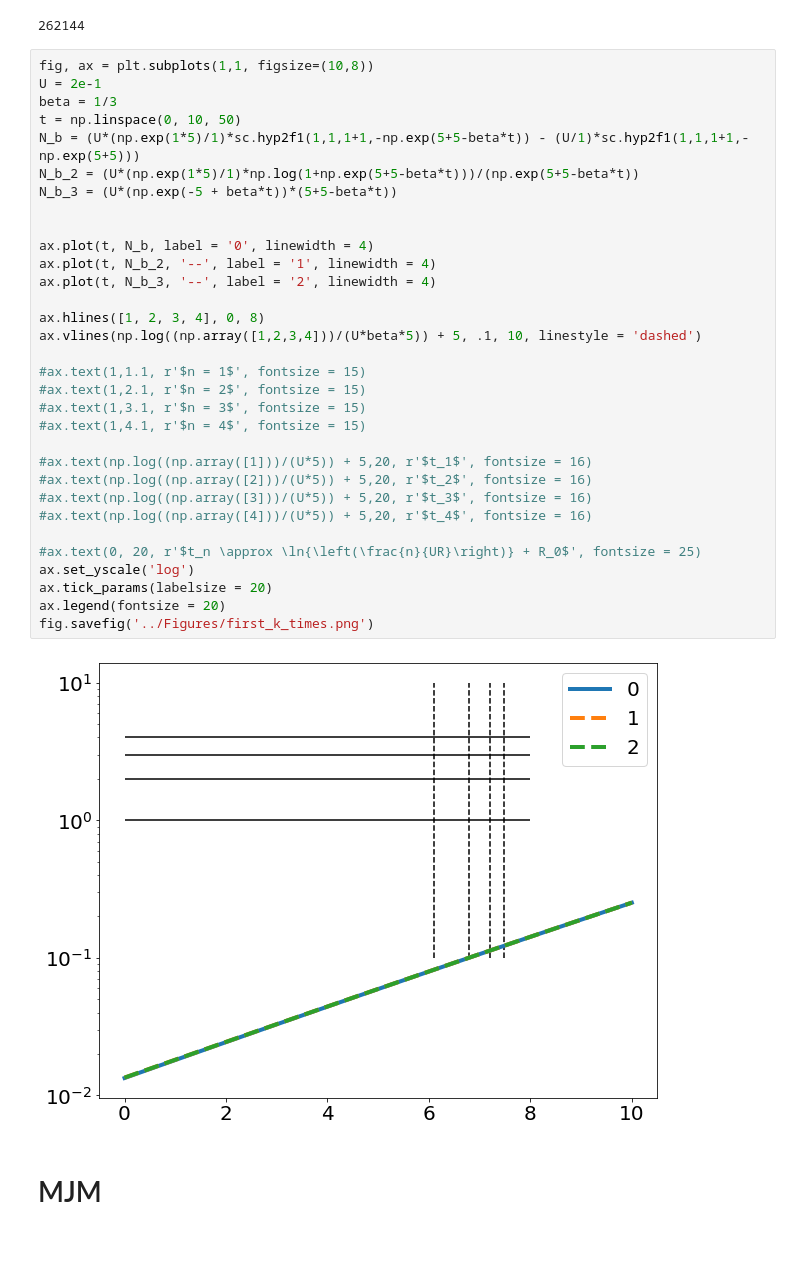
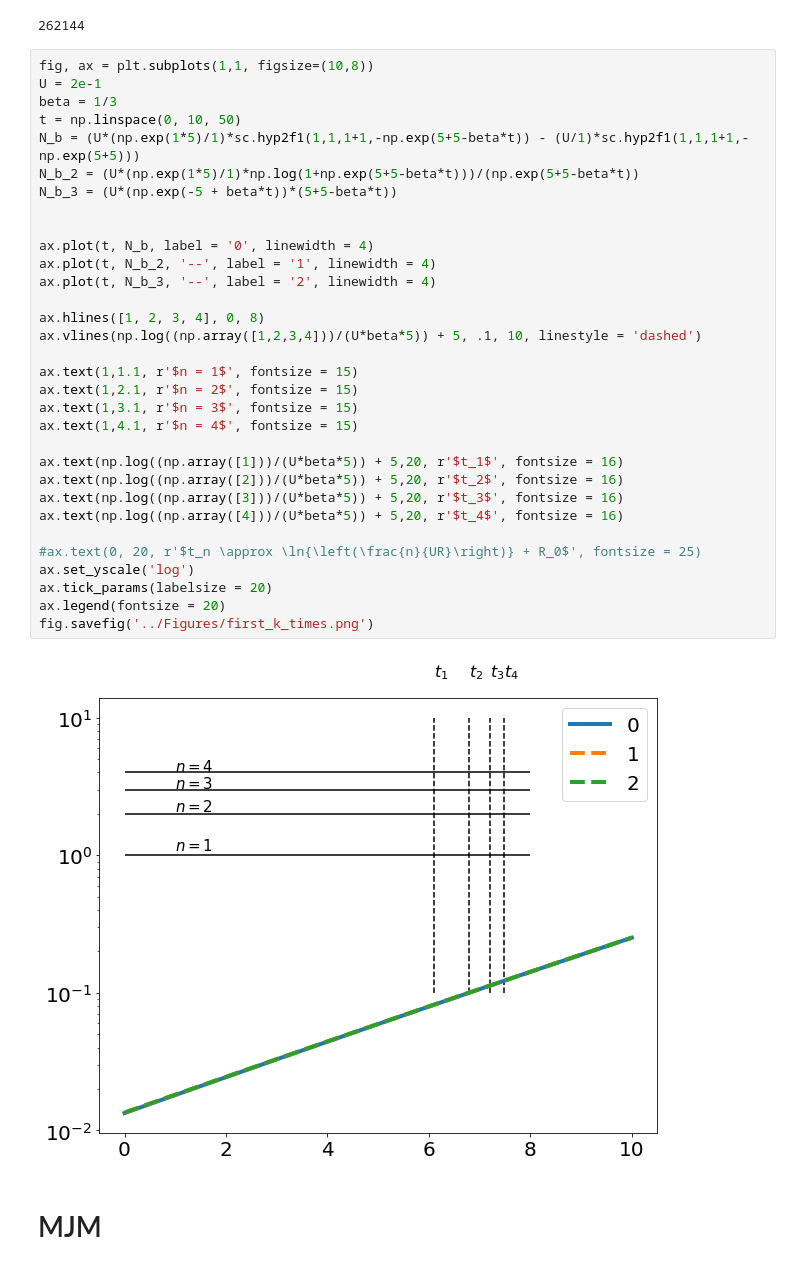
Before and after one commit to betoto008/Affinity_maturation, a Jupyter notebook: Jupyter_Notebooks/preliminaries.ipynb, the cells around one changed output. Saved outputs shown, nothing was run; the diff lists cells and outputs as text.

```diff
--- a/Jupyter_Notebooks/preliminaries.ipynb
+++ b/Jupyter_Notebooks/preliminaries.ipynb
@@ -278,37 +282,37 @@ plt.yscale('log')
 # %%
 fig, ax = plt.subplots(1,1, figsize=(10,8))
 U = 2e-1
 beta = 1/3
 t = np.linspace(0, 10, 50)
 N_b = (U*(np.exp(1*5)/1)*sc.hyp2f1(1,1,1+1,-np.exp(5+5-beta*t)) - (U/1)*sc.hyp2f1(1,1,1+1,-np.exp(5+5)))
 N_b_2 = (U*(np.exp(1*5)/1)*np.log(1+np.exp(5+5-beta*t)))/(np.exp(5+5-beta*t))
 N_b_3 = (U*(np.exp(-5 + beta*t))*(5+5-beta*t))
 
 
 ax.plot(t, N_b, label = '0', linewidth = 4)
 ax.plot(t, N_b_2, '--', label = '1', linewidth = 4)
 ax.plot(t, N_b_3, '--', label = '2', linewidth = 4)
 
 ax.hlines([1, 2, 3, 4], 0, 8)
 ax.vlines(np.log((np.array([1,2,3,4]))/(U*beta*5)) + 5, .1, 10, linestyle = 'dashed')
 
-#ax.text(1,1.1, r'$n = 1$', fontsize = 15)
-#ax.text(1,2.1, r'$n = 2$', fontsize = 15)
-#ax.text(1,3.1, r'$n = 3$', fontsize = 15)
-#ax.text(1,4.1, r'$n = 4$', fontsize = 15)
+ax.text(1,1.1, r'$n = 1$', fontsize = 15)
+ax.text(1,2.1, r'$n = 2$', fontsize = 15)
+ax.text(1,3.1, r'$n = 3$', fontsize = 15)
+ax.text(1,4.1, r'$n = 4$', fontsize = 15)
 
-#ax.text(np.log((np.array([1]))/(U*5)) + 5,20, r'$t_1$', fontsize = 16)
-#ax.text(np.log((np.array([2]))/(U*5)) + 5,20, r'$t_2$', fontsize = 16)
-#ax.text(np.log((np.array([3]))/(U*5)) + 5,20, r'$t_3$', fontsize = 16)
-#ax.text(np.log((np.array([4]))/(U*5)) + 5,20, r'$t_4$', fontsize = 16)
+ax.text(np.log((np.array([1]))/(U*beta*5)) + 5,20, r'$t_1$', fontsize = 16)
+ax.text(np.log((np.array([2]))/(U*beta*5)) + 5,20, r'$t_2$', fontsize = 16)
+ax.text(np.log((np.array([3]))/(U*beta*5)) + 5,20, r'$t_3$', fontsize = 16)
+ax.text(np.log((np.array([4]))/(U*beta*5)) + 5,20, r'$t_4$', fontsize = 16)
 
 #ax.text(0, 20, r'$t_n \approx \ln{\left(\frac{n}{UR}\right)} + R_0$', fontsize = 25)
 ax.set_yscale('log')
 ax.tick_params(labelsize = 20)
 ax.legend(fontsize = 20)
 fig.savefig('../Figures/first_k_times.png')
 # %% [output]
-[figure, old version]
+[figure, new version]
 # %% [markdown]
 # MJM
 # %%
```
Also changed, not shown: parts of 15 cells of this notebook, 49 other files.
